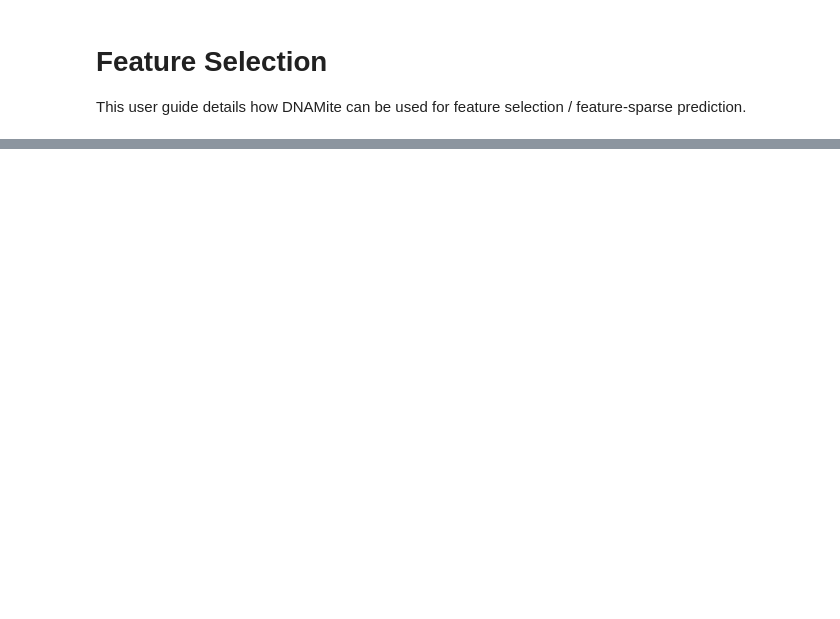
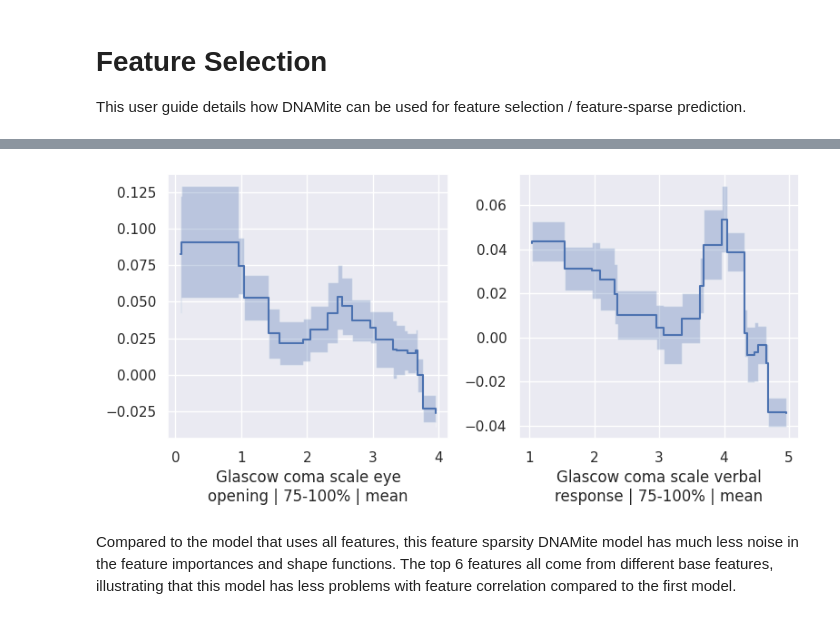
Before and after one commit to udellgroup/dnamite, a Jupyter notebook: docs/source/notebooks/user_guides/feature_selection.ipynb, the cells around one changed output, grey strips where cells are left out. Saved outputs shown, nothing was run; the diff lists cells and outputs as text; code cells hidden in the pictures; blank space fills up the shorter version.

```diff
--- a/docs/source/notebooks/user_guides/feature_selection.ipynb
+++ b/docs/source/notebooks/user_guides/feature_selection.ipynb
@@ -140,0 +190,8 @@ DNAMite has multiple hyperparameters that can be set to control the
+# %%
+model.plot_shape_function(
+    ["Glascow coma scale eye opening | 75-100% | mean", "Glascow coma scale verbal response | 75-100% | mean"]
+)
+# %% [output]
+[figure, added]
+# %% [markdown]
+Compared to the model that uses all features, this feature sparsity DNAMite model has much less noise in the feature importances and shape functions. The top 6 features all come from different base features, illustrating that this model has less problems with feature correlation compared to the first model.
```
Also changed, not shown: parts of 24 cells of this notebook, 3 other files.
